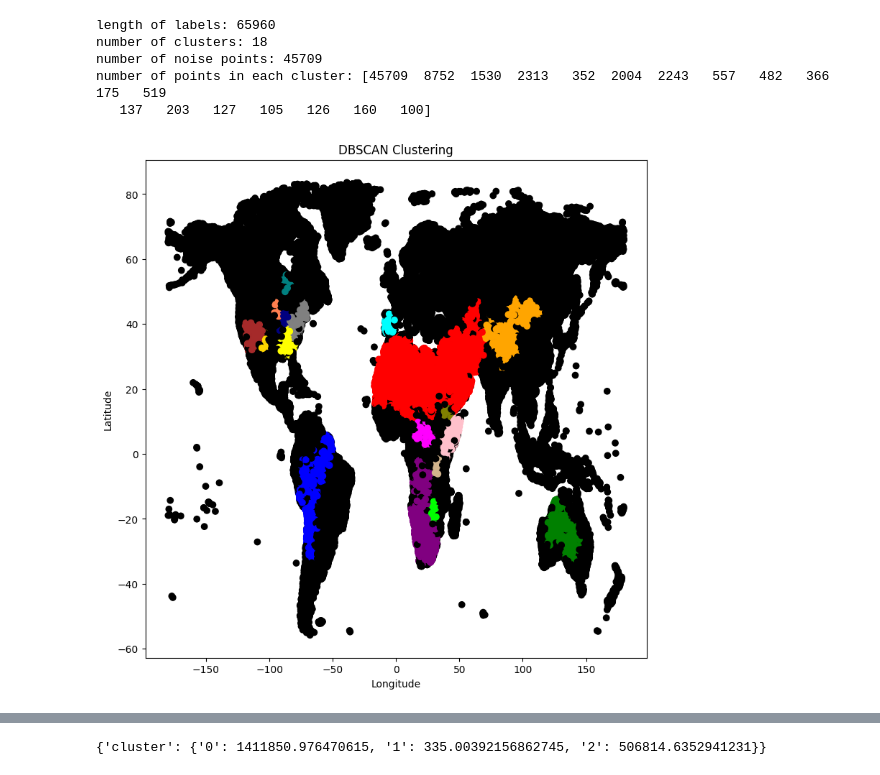
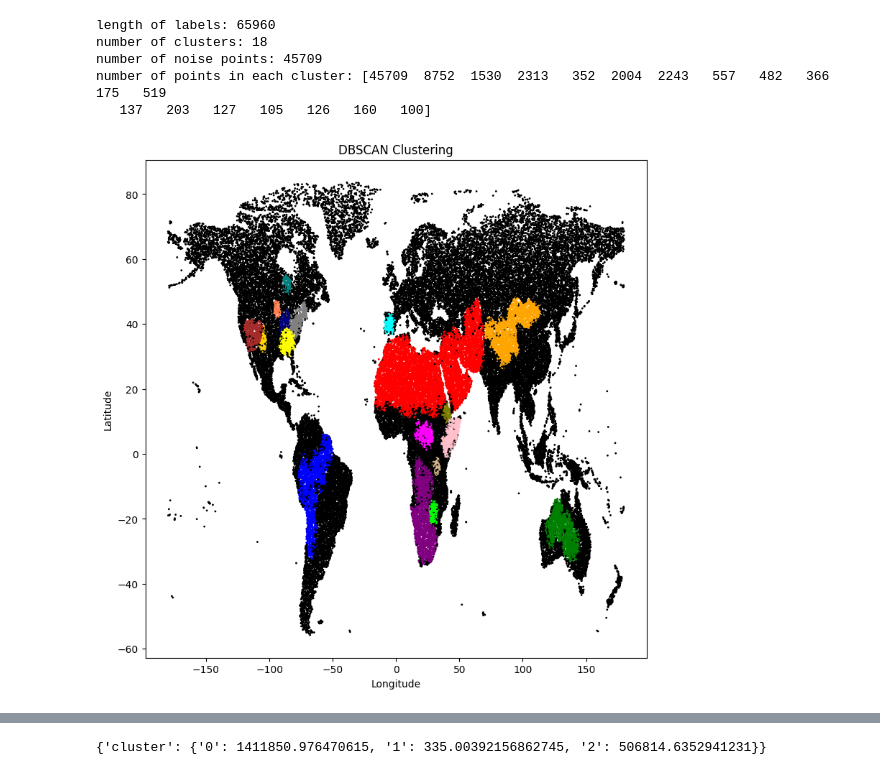
Before and after one commit to marvanG/data-mining-project, a Jupyter notebook: modis_data.ipynb, the cells around one changed output, grey strips where cells are left out. Cells and saved outputs as stored; diff of their text form; code cells hidden in the pictures.

```diff
--- a/modis_data.ipynb
+++ b/modis_data.ipynb
@@ -468,17 +466,17 @@ number of points in each cluster: [45709  8752  1530  2313   352  2004  2243   5
 # %%
 # plot results
 import matplotlib.pyplot as plt
 
 
 figure = plt.figure(figsize=(9, 9))
 cluster_colors = {-1: 'black', 0: 'red', 1: 'green', 2: 'blue', 3: 'yellow', 4: 'orange', 5: 'purple', 6: 'pink', 7: 'brown', 8: 'gray', 9: 'cyan', 10: 'magenta', 11: 'olive', 12: 'lime', 13: 'teal', 14: 'coral', 15: 'gold', 16: 'navy', 17: 'tan', 18: 'darkorange', 19: 'darkred', 20: 'darkgreen', 21: 'darkblue', 22: 'darkyellow', 23: 'darkorange', 24: 'darkpurple', 25: 'darkpink', 26: 'darkbrown', 27: 'darkgray', 28: 'darkcyan', 29: 'darkmagenta', 30: 'darkolive', 31: 'darklime', 32: 'darkteal', 33: 'darkcoral', 34: 'darkgold', 35: 'darknavy', 36: 'darktan', 37: 'lightred', 38: 'lightgreen', 39: 'lightblue', 40: 'lightyellow', 41: 'lightorange', 42: 'lightpurple', 43: 'lightpink', 44: 'lightbrown', 45: 'lightgray', 46: 'lightcyan', 47: 'lightmagenta', 48: 'lightolive', 49: 'lightlime', 50: 'lightteal', 51: 'lightcoral', 52: 'lightgold', 53: 'lightnavy', 54: 'lighttan'}
-plt.scatter(df['longitude'], df['latitude'], c=[cluster_colors[label] for label in labels])
+plt.scatter(df['longitude'], df['latitude'], c=[cluster_colors[label] for label in labels],s=1)
 plt.title('DBSCAN Clustering')
 plt.xlabel('Longitude')
 plt.ylabel('Latitude')
 plt.show()
 # %% [output]
-[figure, old version]
+[figure, new version]
 # %%
 # Clustering
 # Clusters of NDVI difference values
```
Also changed, not shown: parts of 21 cells of this notebook.
